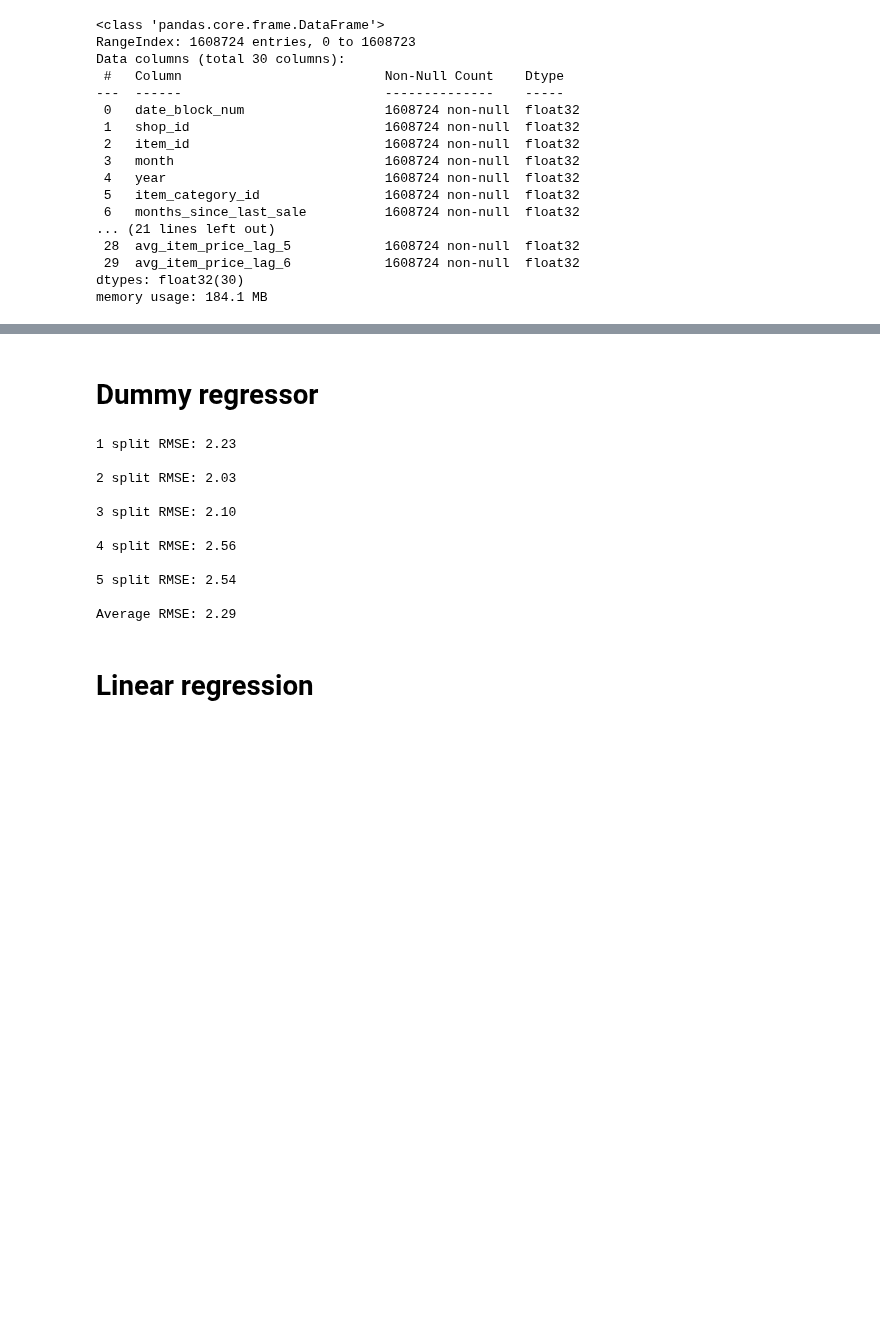
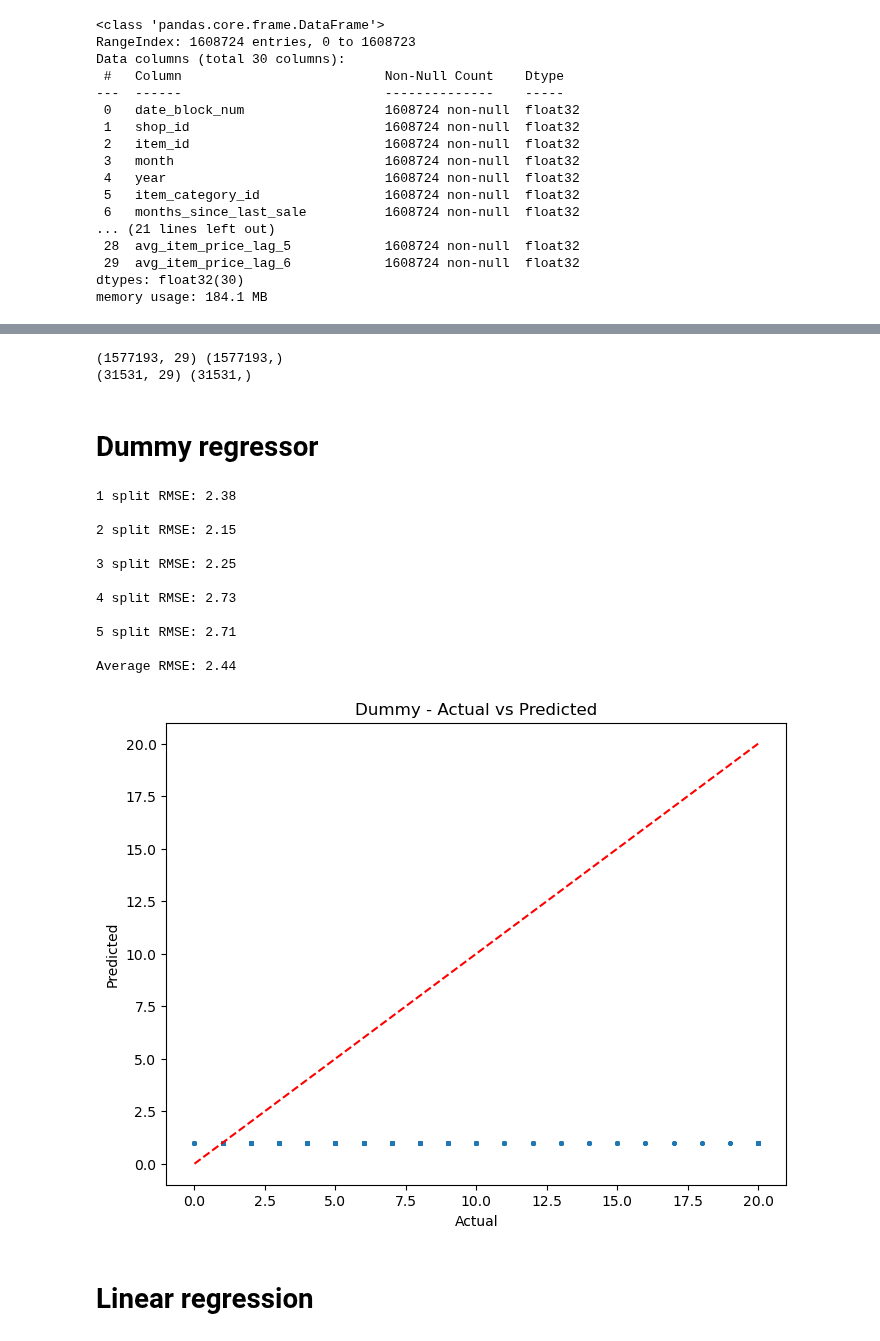
Before and after one commit to Alexennk/ml-ds-practice, a Jupyter notebook: notebooks/baseline_modeling.ipynb, the cells around one changed output, grey strips where cells are left out. Drawn from its saved outputs; the diff is of its cells as text; code cells hidden in the pictures; blank space fills up the shorter version.

Commit message:
DS-2.2 Baseline modeling pt.2
Changes:
- added "models" folder to .gitignore
- visualized the quality of predictions for each trained model

```diff
--- a/notebooks/baseline_modeling.ipynb
+++ b/notebooks/baseline_modeling.ipynb
@@ -63,0 +67,14 @@ memory usage: 184.1 MB
+# %%
+tscv = TimeSeriesSplit(n_splits=1, method='expanding')
+
+for train_idx, test_idx in tscv.split(X):
+    X_new = X.copy()
+    X_new.drop("date_block_num", axis=1, inplace=True)
+    X_train, X_test = X_new[train_idx], X_new[test_idx]
+    y_train, y_test = y[train_idx], y[test_idx]
+
+    print(X_train.shape, y_train.shape)
+    print(X_test.shape, y_test.shape)
+# %% [output]
+(1577193, 29) (1577193,)
+(31531, 29) (31531,)
@@ -89,6 +110,7 @@ def train_dummy_regressor(X, y, dummy_strategy='median', cv_method="expanding",
         model.fit(X_train, y_train)
 
         y_pred = model.predict(X_test)
+        y_pred = y_pred.clip(0, 20)
         score = np.sqrt(mean_squared_error(y_test, y_pred))
         scores.append(score)
 
@@ -104,19 +126,33 @@ def train_dummy_regressor(X, y, dummy_strategy='median', cv_method="expanding",
             to_return.append(scores)
         return tuple(to_return)
 # %%
-train_dummy_regressor(X, y, dummy_strategy='mean', cv_method="expanding", cv_n_splits=5)
+dummy = train_dummy_regressor(X, y, dummy_strategy='median', cv_method="expanding", cv_n_splits=5, return_model=True)
 # %% [output]
-1 split RMSE: 2.23
+1 split RMSE: 2.38
 
-2 split RMSE: 2.03
+2 split RMSE: 2.15
 
-3 split RMSE: 2.10
+3 split RMSE: 2.25
 
-4 split RMSE: 2.56
+4 split RMSE: 2.73
 
-5 split RMSE: 2.54
+5 split RMSE: 2.71
 
-Average RMSE: 2.29
+Average RMSE: 2.44
+# %%
+def plot_actual_vs_predicted(y_true, y_pred, model_name="Model"):
+    plt.figure(figsize=(8, 6))
+    plt.scatter(y_true, y_pred, alpha=0.5, s=5)
+    plt.plot([min(y_true), max(y_true)], [min(y_true), max(y_true)], 'r--')
+    plt.xlabel("Actual")
+    plt.ylabel("Predicted")
+    plt.title(f"{model_name} - Actual vs Predicted")
+    plt.show()
+# %%
+y_pred = dummy[0].predict(X_test)
+plot_actual_vs_predicted(y_test, y_pred, model_name="Dummy")
+# %% [output]
+[figure, added]
 # %% [markdown]
 # Linear regression
 # %%
```
Also changed, not shown: parts of 27 cells of this notebook, 1 other file.
